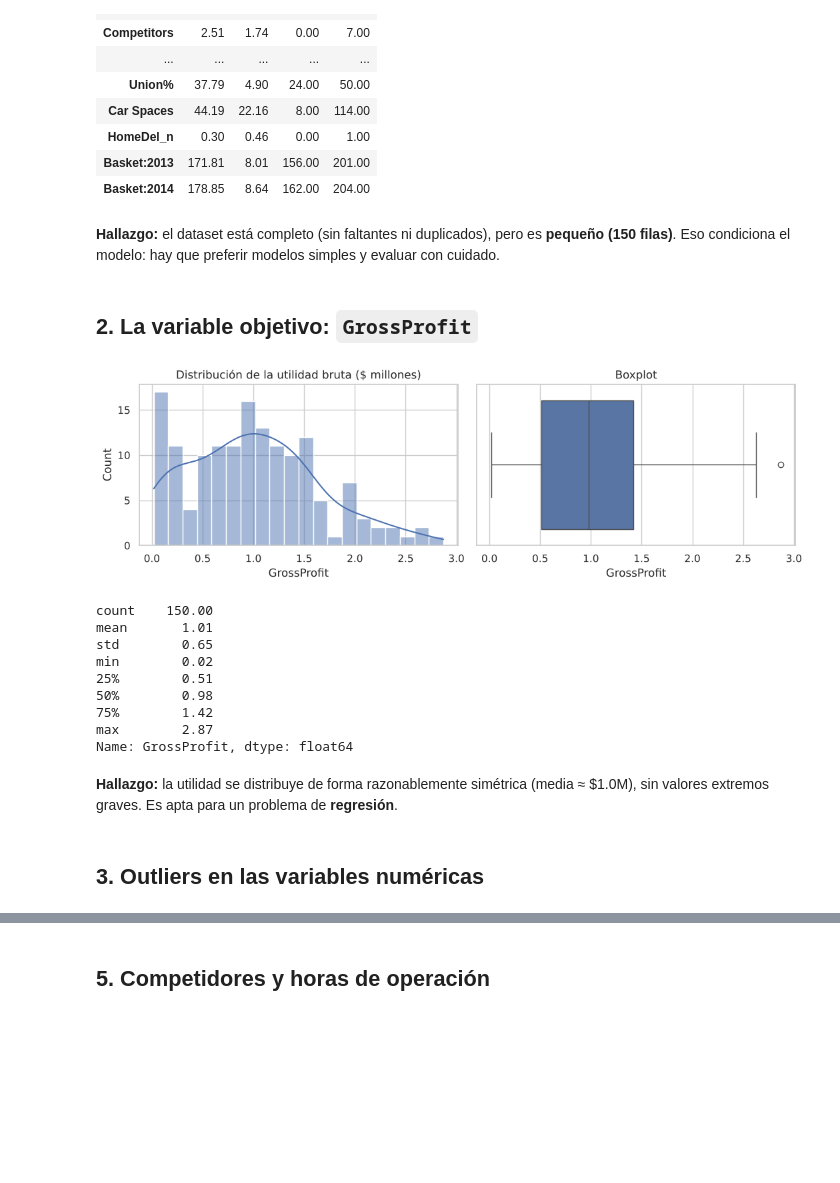
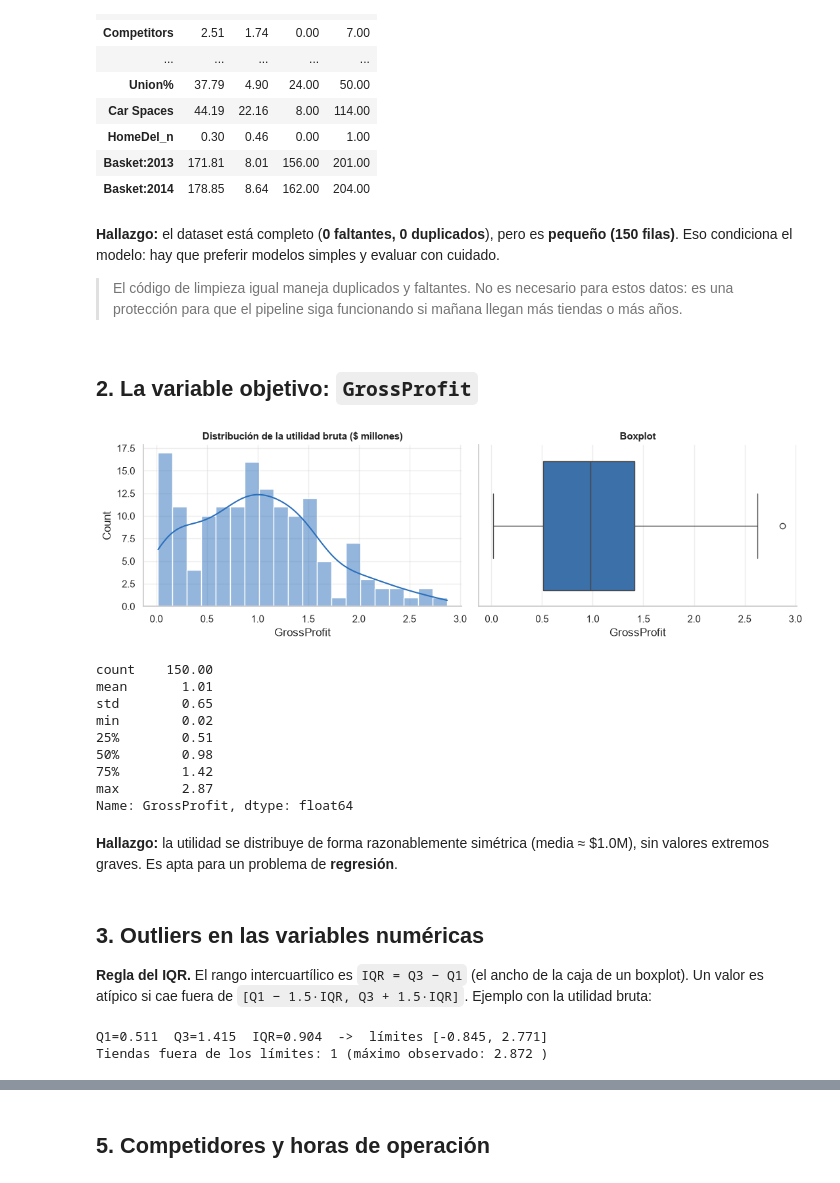
Before and after one commit to sebasmollinedo-dotcom/foodmart, a Jupyter notebook: notebooks/eda.ipynb, the cells around one changed output, grey strips where cells are left out. Drawn from its saved outputs; the diff is of its cells as text; code cells hidden in the pictures; blank space fills up the shorter version.

```diff
--- a/notebooks/eda.ipynb
+++ b/notebooks/eda.ipynb
@@ -5,10 +16,20 @@
 # %%
+import numpy as np
 import pandas as pd
 import matplotlib.pyplot as plt
 import seaborn as sns
+from scipy import stats
+from sklearn.linear_model import Ridge
+from sklearn.model_selection import RepeatedKFold, cross_val_score
+from sklearn.pipeline import make_pipeline
+from sklearn.preprocessing import StandardScaler
 
-sns.set_theme(style="whitegrid", palette="deep")
-plt.rcParams["figure.dpi"] = 100
+# Estilo: un eje por gráfico, marcas finas, rejilla tenue, un tono principal y gris para el contexto
+AZUL, ROJO, GRIS = "#2a6fbb", "#c0392b", "#aab2bb"
+sns.set_theme(style="whitegrid", rc={
+    "axes.spines.top": False, "axes.spines.right": False, "grid.alpha": .35,
+    "figure.dpi": 100, "axes.titleweight": "bold", "axes.titlesize": 11,
+})
 
 df = pd.read_excel("../data/01_raw/StoresData.xlsx", sheet_name="Stores-Data")
 # Nombres de columnas más simples
@@ -54,20 +75,23 @@ Duplicados: 0
 | Basket:2013 | 171.81 | 8.01 | 156.00 | 201.00 |
 | Basket:2014 | 178.85 | 8.64 | 162.00 | 204.00 |
 # %% [markdown]
-**Hallazgo:** el dataset está completo (sin faltantes ni duplicados), pero es **pequeño (150 filas)**.
+**Hallazgo:** el dataset está completo (**0 faltantes, 0 duplicados**), pero es **pequeño (150 filas)**.
 Eso condiciona el modelo: hay que preferir modelos simples y evaluar con cuidado.
+
+> El código de limpieza igual maneja duplicados y faltantes. No es necesario para estos datos:
+> es una protección para que el pipeline siga funcionando si mañana llegan más tiendas o más años.
 # %% [markdown]
 ## 2. La variable objetivo: `GrossProfit`
 # %%
 fig, ax = plt.subplots(1, 2, figsize=(11, 3.5))
-sns.histplot(df["GrossProfit"], bins=20, kde=True, ax=ax[0])
-ax[0].set_title("Distribución de la utilidad bruta ($ millones)")
-sns.boxplot(x=df["GrossProfit"], ax=ax[1])
+sns.histplot(df["GrossProfit"], bins=20, kde=True, ax=ax[0], color=AZUL)
+ax[0].set_title("Distribución de la utilidad bruta (\$ millones)")
+sns.boxplot(x=df["GrossProfit"], ax=ax[1], color=AZUL, linewidth=1)
 ax[1].set_title("Boxplot")
 plt.tight_layout(); plt.show()
 print(df["GrossProfit"].describe().round(2))
 # %% [output]
-[figure, old version]
+[figure, new version]
 count    150.00
 mean       1.01
 std        0.65
@@ -80,8 +104,20 @@ Name: GrossProfit, dtype: float64
 # %% [markdown]
 **Hallazgo:** la utilidad se distribuye de forma razonablemente simétrica (media ≈ \$1.0M), sin valores extremos graves.
 Es apta para un problema de **regresión**.
-# %% [markdown]
-## 3. Outliers en las variables numéricas
+# %% [markdown]
+## 3. Outliers en las variables numéricas
+
+**Regla del IQR.** El rango intercuartílico es `IQR = Q3 − Q1` (el ancho de la caja de un boxplot). Un valor es atípico
+si cae fuera de `[Q1 − 1.5·IQR, Q3 + 1.5·IQR]`. Ejemplo con la utilidad bruta:
+# %%
+g = df["GrossProfit"]
+q1, q3 = g.quantile([0.25, 0.75]); iqr = q3 - q1
+lo, hi = q1 - 1.5 * iqr, q3 + 1.5 * iqr
+print(f"Q1={q1:.3f}  Q3={q3:.3f}  IQR={iqr:.3f}  ->  límites [{lo:.3f}, {hi:.3f}]")
+print("Tiendas fuera de los límites:", int(((g < lo) | (g > hi)).sum()), "(máximo observado:", g.max(), ")")
+# %% [output]
+Q1=0.511  Q3=1.415  IQR=0.904  ->  límites [-0.845, 2.771]
+Tiendas fuera de los límites: 1 (máximo observado: 2.872 )
 # %%
 binarias = ["Sundays_n", "MngFemale", "HomeDel_n", "Location_n", "State_n"]
 num = df.drop(columns=["Store No."] + binarias).select_dtypes("number")
```
Also changed, not shown: parts of 34 cells of this notebook, 15 other files.
